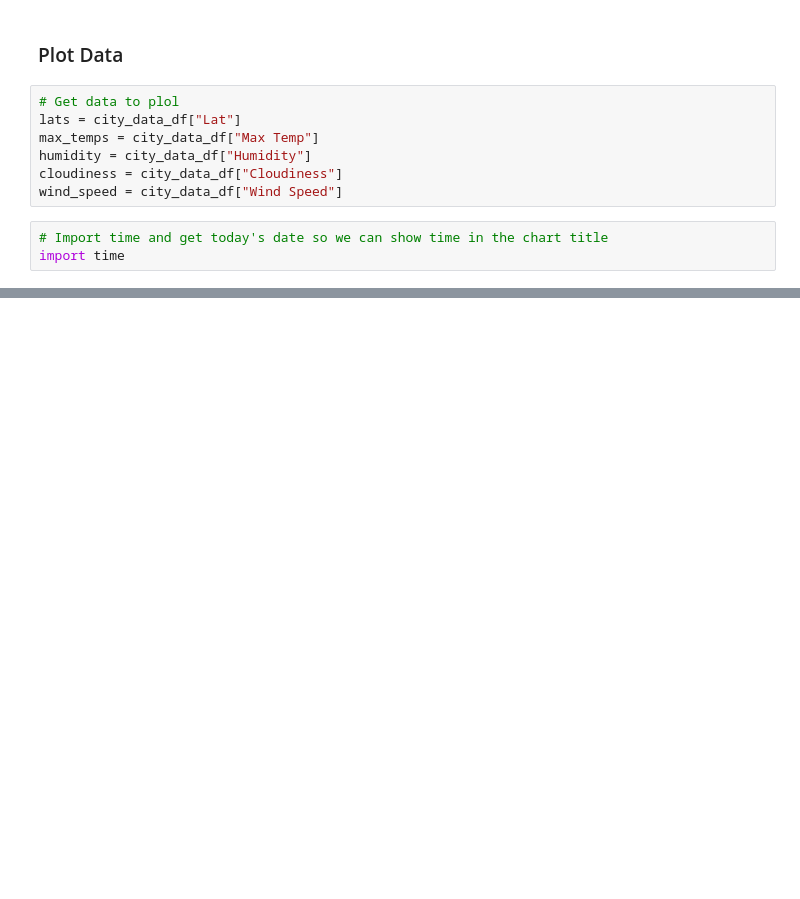
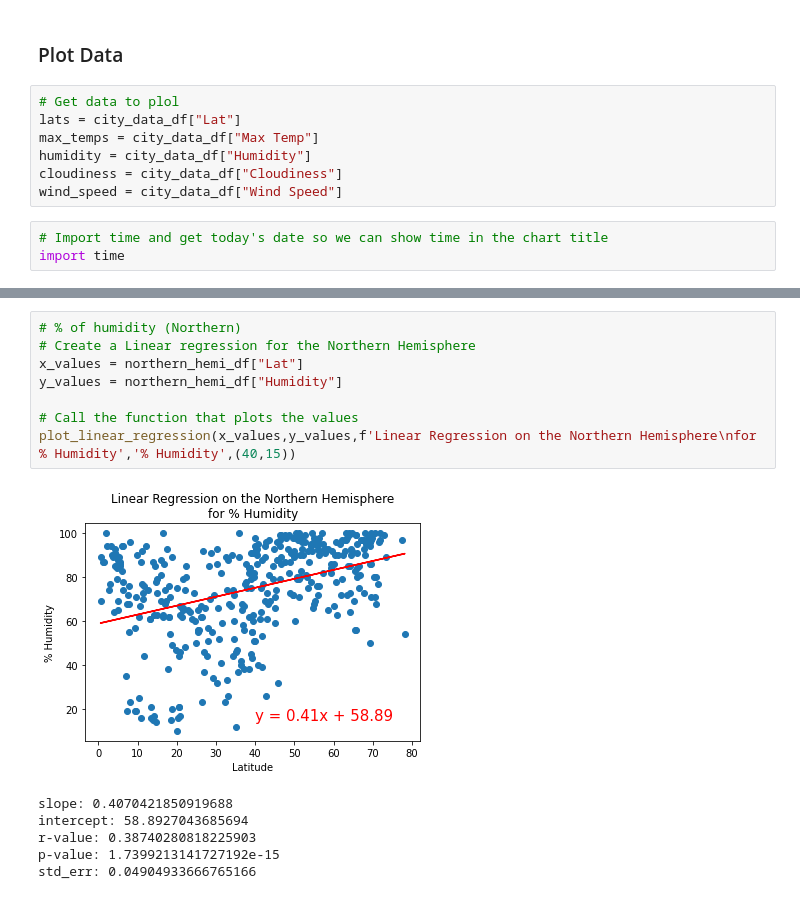
Before and after one commit to DavidGGonzalez/World_Weather_Analysis, a Jupyter notebook: WeatherPy.ipynb, the cells around one changed output, grey strips where cells are left out. Saved outputs shown, nothing was run; the diff lists cells and outputs as text; blank space fills up the shorter version.

```diff
--- a/WeatherPy.ipynb
+++ b/WeatherPy.ipynb
@@ -342,0 +495,15 @@ plt.show()
+# %%
+# % of humidity (Northern)
+# Create a Linear regression for the Northern Hemisphere
+x_values = northern_hemi_df["Lat"]
+y_values = northern_hemi_df["Humidity"]
+
+# Call the function that plots the values
+plot_linear_regression(x_values,y_values,f'Linear Regression on the Northern Hemisphere\nfor % Humidity','% Humidity',(40,15))
+# %% [output]
+[figure, added]
+slope: 0.4070421850919688
+intercept: 58.8927043685694
+r-value: 0.38740280818225903
+p-value: 1.7399213141727192e-15
+std_err: 0.04904933666765166
```
Also changed, not shown: parts of 22 cells of this notebook, 1 other file.
